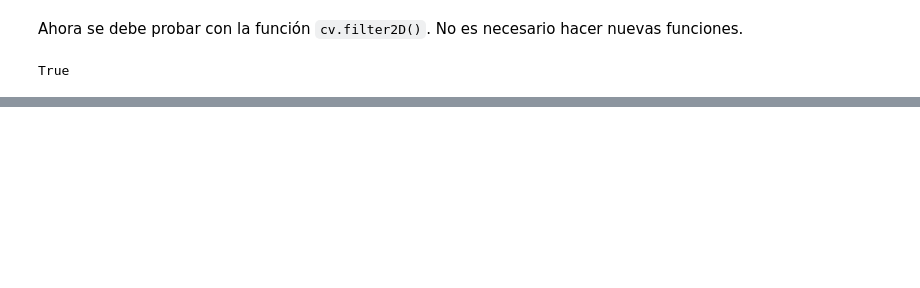
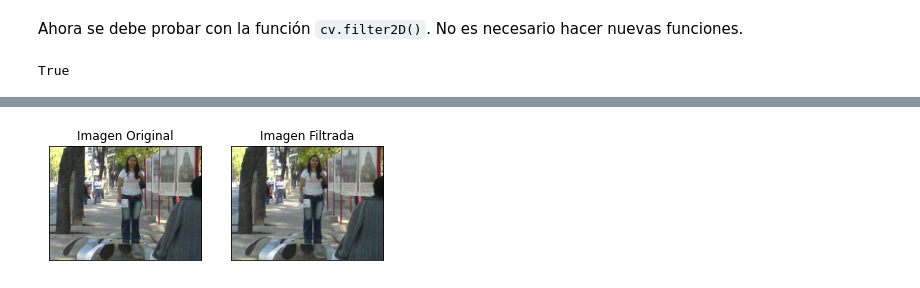
Before and after one commit to genomorro/unir, a Jupyter notebook: main.ipynb, the cells around one changed output, grey strips where cells are left out. Drawn from its saved outputs; the diff is of its cells as text; code cells hidden in the pictures; blank space fills up the shorter version.

```diff
--- a/main.ipynb
+++ b/main.ipynb
@@ -19,6 +19,8 @@ from matplotlib import pyplot as plt
 # %%
 image_unir = cv.imread('im/unir-1.jpg')
 image_rgb = cv.imread('im/rgb.png')
+image_snp = cv.imread('im/salt-pepper.png')
+image_noisy = cv.imread('im/noisy.jpg')
 # %% [markdown]
 ## Operación de convolución por promedio
 # %% [markdown]
@@ -76,0 +91,16 @@ plt.show()
+# %%
+im = cv.cvtColor(im, cv.COLOR_BGR2RGB)
+out = cv.cvtColor(out, cv.COLOR_BGR2RGB)
+plt.subplot(121)
+plt.imshow(im)
+plt.title('Imagen Original')
+plt.xticks([])
+plt.yticks([])
+plt.subplot(122)
+plt.imshow(out)
+plt.title('Imagen Filtrada')
+plt.xticks([])
+plt.yticks([])
+plt.show()
+# %% [output]
+[figure, added]
```
Also changed, not shown: parts of 8 cells of this notebook, 1 other file.
